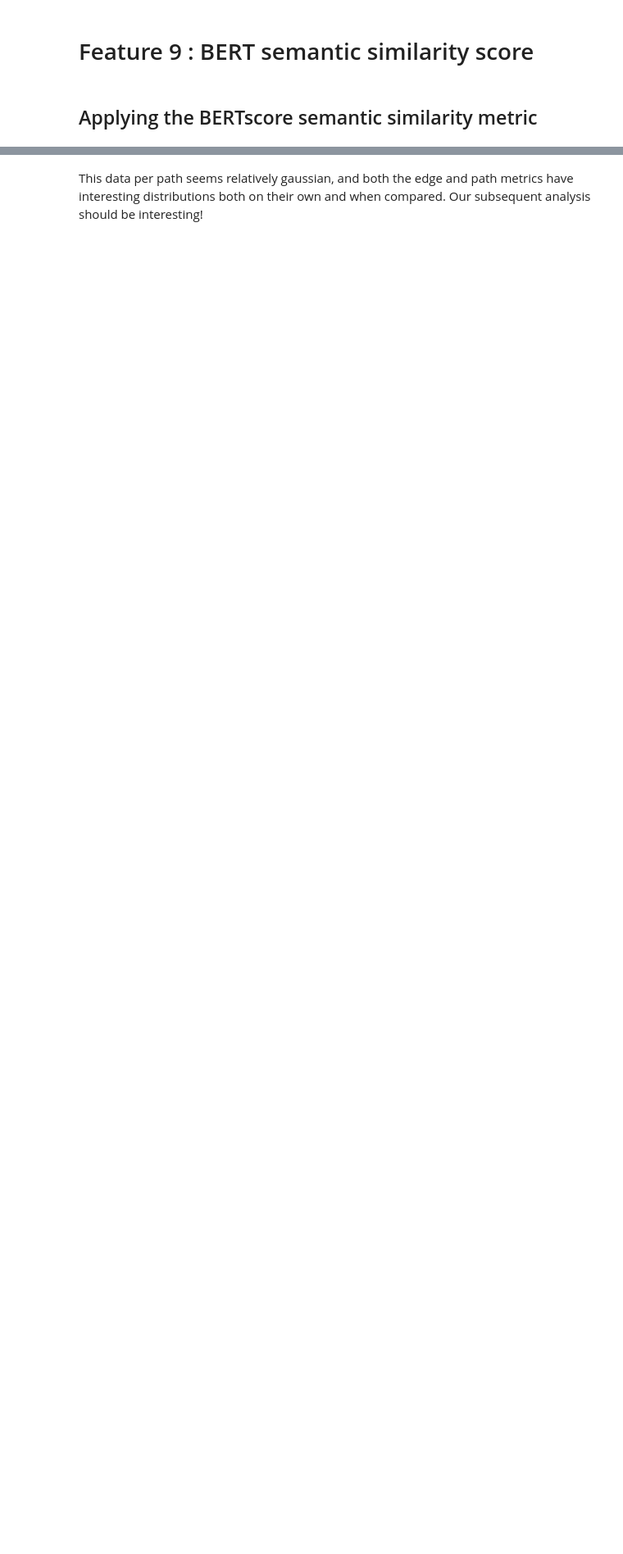
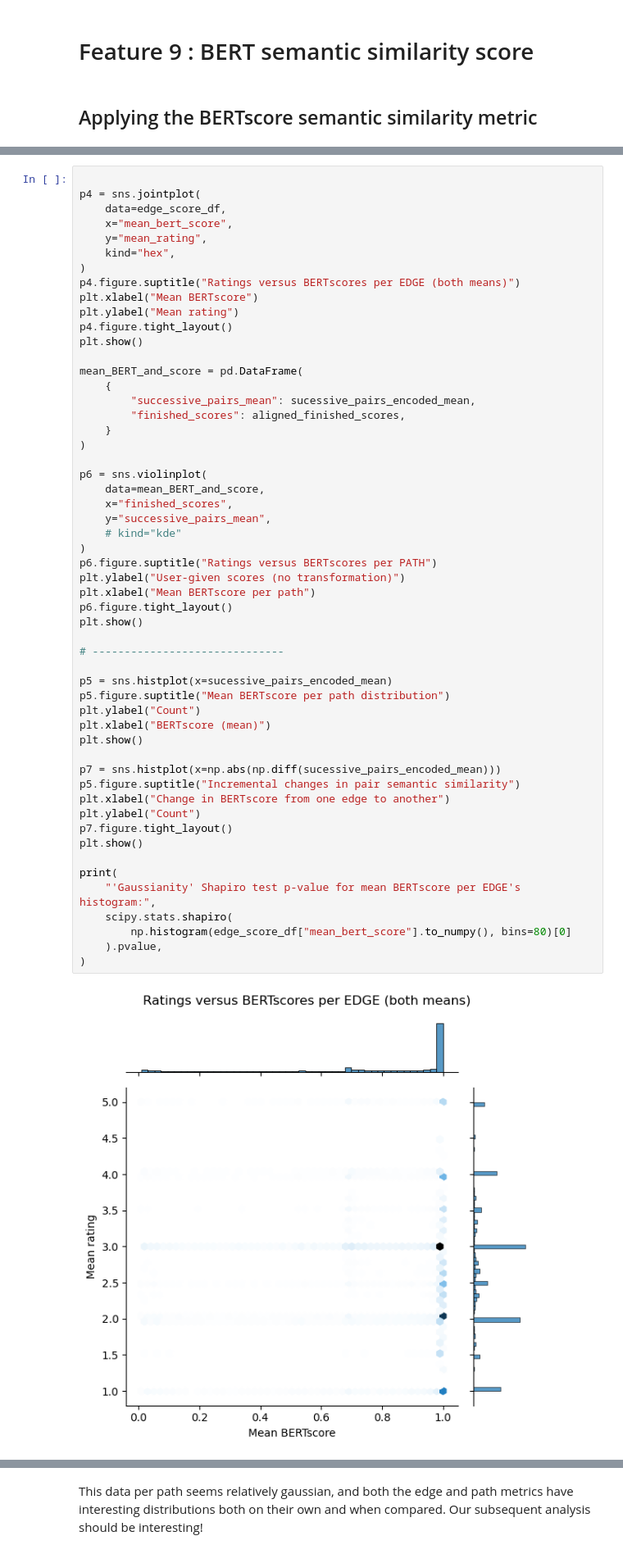
Before and after one commit to epfl-ada/ada-2023-project-adamants, a Jupyter notebook: book/viz_9.ipynb, the cells around one changed output, grey strips where cells are left out. Shown at 82% size. Saved outputs shown, nothing was run; the diff lists cells and outputs as text; blank space fills up the shorter version.

Commit message:
Add violin to viz9

```diff
--- a/book/viz_9.ipynb
+++ b/book/viz_9.ipynb
@@ -169,0 +122,56 @@ print(
+# %%
+
+p4 = sns.jointplot(
+    data=edge_score_df,
+    x="mean_bert_score",
+    y="mean_rating",
+    kind="hex",
+)
+p4.figure.suptitle("Ratings versus BERTscores per EDGE (both means)")
+plt.xlabel("Mean BERTscore")
+plt.ylabel("Mean rating")
+p4.figure.tight_layout()
+plt.show()
+
+mean_BERT_and_score = pd.DataFrame(
+    {
+        "successive_pairs_mean": sucessive_pairs_encoded_mean,
+        "finished_scores": aligned_finished_scores,
+    }
+)
+
+p6 = sns.violinplot(
+    data=mean_BERT_and_score,
+    x="finished_scores",
+    y="successive_pairs_mean",
+    # kind="kde"
+)
+p6.figure.suptitle("Ratings versus BERTscores per PATH")
+plt.ylabel("User-given scores (no transformation)")
+plt.xlabel("Mean BERTscore per path")
+p6.figure.tight_layout()
+plt.show()
+
+# ------------------------------
+
+p5 = sns.histplot(x=sucessive_pairs_encoded_mean)
+p5.figure.suptitle("Mean BERTscore per path distribution")
+plt.ylabel("Count")
+plt.xlabel("BERTscore (mean)")
+plt.show()
+
+p7 = sns.histplot(x=np.abs(np.diff(sucessive_pairs_encoded_mean)))
+p5.figure.suptitle("Incremental changes in pair semantic similarity")
+plt.xlabel("Change in BERTscore from one edge to another")
+plt.ylabel("Count")
+p7.figure.tight_layout()
+plt.show()
+
+print(
+    "'Gaussianity' Shapiro test p-value for mean BERTscore per EDGE's histogram:",
+    scipy.stats.shapiro(
+        np.histogram(edge_score_df["mean_bert_score"].to_numpy(), bins=80)[0]
+    ).pvalue,
+)
+# %% [output]
+[figure, added]
```
Also changed, not shown: parts of 2 cells of this notebook.
